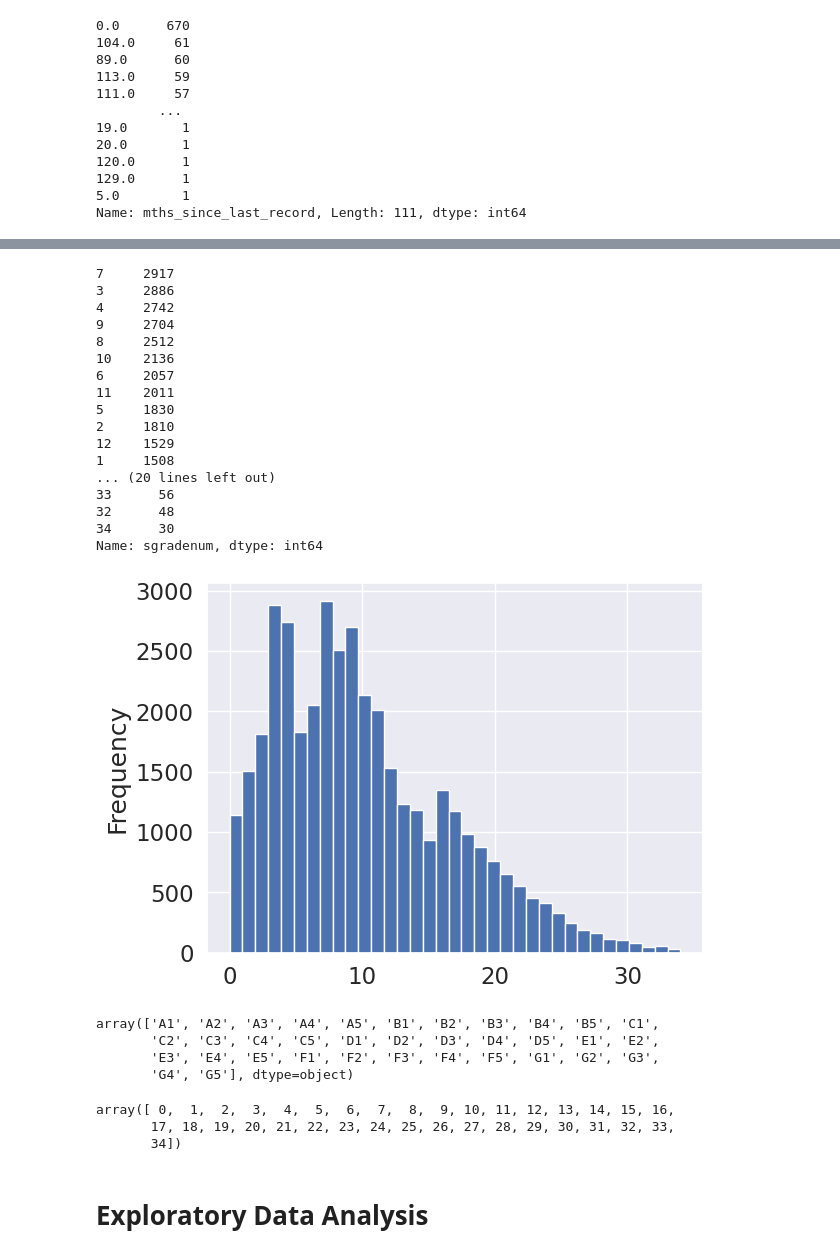
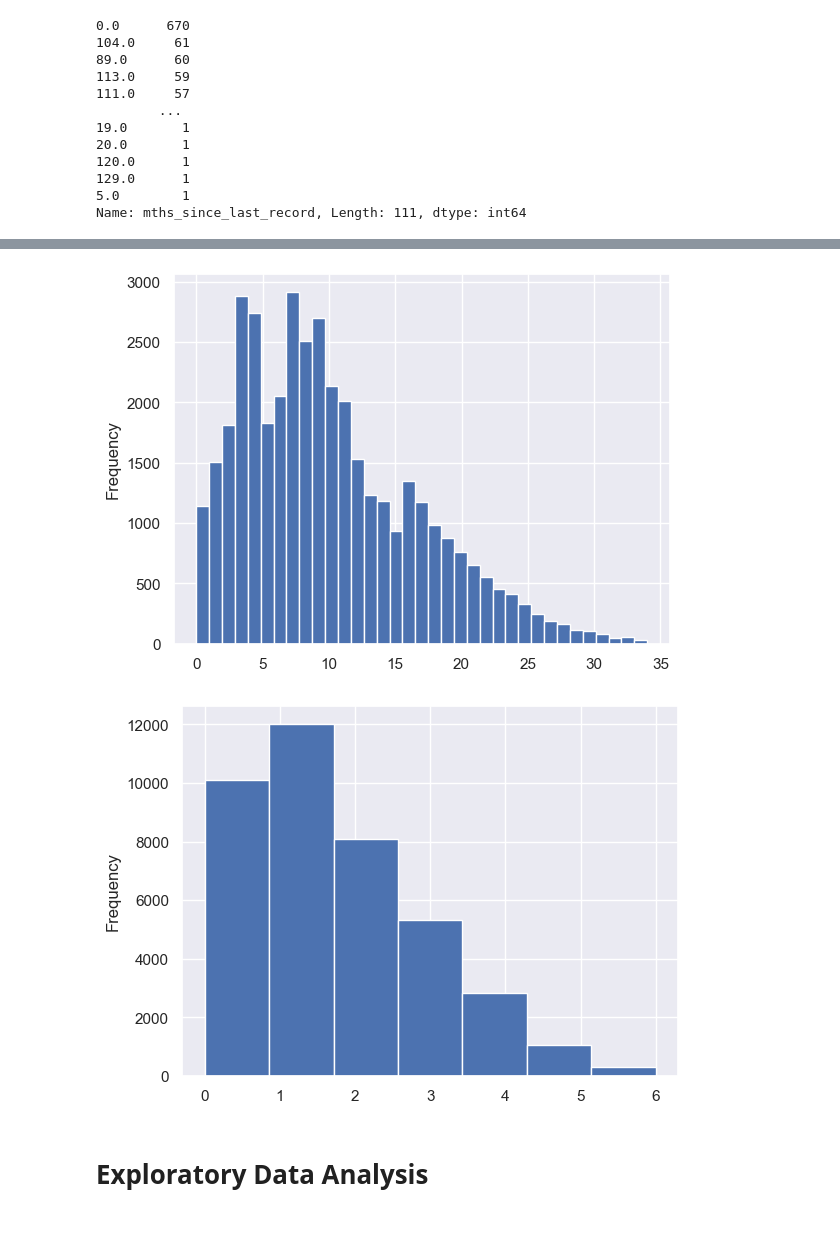
Before and after one commit to sshrinivasbhat/LendingClubCaseStudy, a Jupyter notebook: C44LendClubCasStdy_ShrinivasB.ipynb, the cells around one changed output, grey strips where cells are left out. Cells and saved outputs as stored; diff of their text form; code cells hidden in the pictures; blank space fills up the shorter version.

```diff
--- a/C44LendClubCasStdy_ShrinivasB.ipynb
+++ b/C44LendClubCasStdy_ShrinivasB.ipynb
@@ -15,9 +14,9 @@ import matplotlib.pyplot as plt
 import numpy as np
 import seaborn as sb
 import plotly.express as px
-loanC = pd.read_csv('/content/drive/Othercomputers/My Laptop/GDrive/MS/Project/lending_club_casestudy/loan.csv',low_memory=False)
-#loanC= pd.read_csv("loan.csv",low_memory=False)
-
+# Uncomment Below Line when running in Google Co-lab
+#loanC = pd.read_csv('/content/drive/Othercomputers/My Laptop/GDrive/MS/Project/lending_club_casestudy/loan.csv',low_memory=False)
+loanC= pd.read_csv("loan.csv",low_memory=False)
 loanC.info()
 # %% [output]
 <class 'pandas.core.frame.DataFrame'>
@@ -114,6 +108,8 @@ sb.heatmap(LClb.iloc[:,2:].corr().round(1),annot=True)
 > - Drop Corrlelated Columns
 # %%
 LClb.drop(columns = [ 'emp_title', 'url', 'desc', 'title'], inplace = True)
+# Drop Correlated Columns
+LClb.drop(columns = [ 'funded_amnt', 'total_pymnt_inv', 'out_prncp_inv'], inplace = True)
 # %% [markdown]
 ### - Clenup Employee Experience (Employment Length)
 
@@ -141,3 +138,5 @@ Name: emp_length, dtype: int64
+# %%
+LClb["int_rate_pp"] = LClb.int_rate.apply(lambda x:  x[:-1]).astype("float32")
 # %%
 LClb.loc[5].value_counts().size
 # %% [output]
@@ -198,42 +190,14 @@ Name: grade, Length: 39717, dtype: object
 # %%
 import numpy as np
 LClb['sgradenum']=LClb['sub_grade'].replace(LClb.sub_grade.astype('str').sort_values().unique(),np.array(range(0,35)),inplace=False)
-
-#LClb.loc[LClb.sgradenum > 22,'sgradenum']=LClb.sgradenum.median()
 LClb.sgradenum.plot.hist(bins=35)
-LClb.sgradenum.value_counts()
+plt.show()
+LClb['gradenum']=LClb['grade'].replace(LClb.grade.astype('str').sort_values().unique(),np.array(range(0,7)),inplace=False)
+LClb.gradenum.plot.hist(bins=7)
+plt.show()
 # %% [output]
-7     2917
-3     2886
-4     2742
-9     2704
-8     2512
-10    2136
-6     2057
-11    2011
-5     1830
-2     1810
-12    1529
-1     1508
-... (20 lines left out)
-33      56
-32      48
-34      30
-Name: sgradenum, dtype: int64
-[figure, old version]
+[figure, new version]
+[figure, added]
-# %%
-LClb.sub_grade.sort_values().unique()
-# %% [output]
-array(['A1', 'A2', 'A3', 'A4', 'A5', 'B1', 'B2', 'B3', 'B4', 'B5', 'C1',
-       'C2', 'C3', 'C4', 'C5', 'D1', 'D2', 'D3', 'D4', 'D5', 'E1', 'E2',
-       'E3', 'E4', 'E5', 'F1', 'F2', 'F3', 'F4', 'F5', 'G1', 'G2', 'G3',
-       'G4', 'G5'], dtype=object)
-# %%
-np.array(range(0,35))
-# %% [output]
-array([ 0,  1,  2,  3,  4,  5,  6,  7,  8,  9, 10, 11, 12, 13, 14, 15, 16,
-       17, 18, 19, 20, 21, 22, 23, 24, 25, 26, 27, 28, 29, 30, 31, 32, 33,
-       34])
 # %% [markdown]
 # Exploratory Data Analysis
 # %% [markdown]
```
Also changed, not shown: parts of 38 cells of this notebook, 1 other file.
